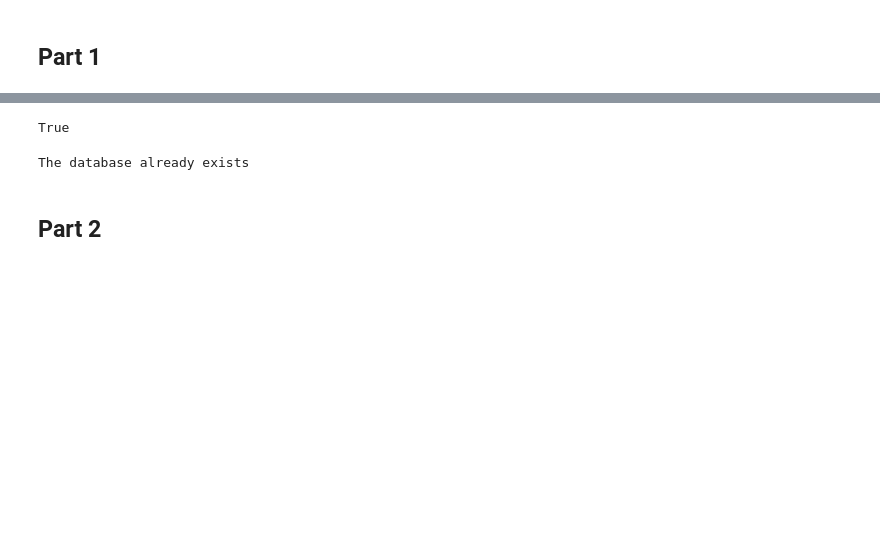
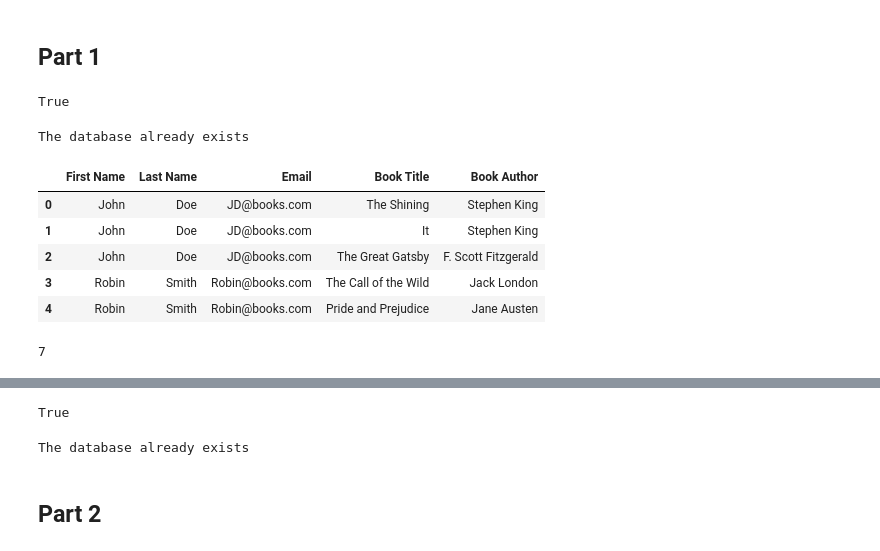
Before and after one commit to Luz-Dobbins/Books-Core, a Jupyter notebook: Books Core.ipynb, the cells around one changed output, grey strips where cells are left out. Saved outputs shown, nothing was run; the diff lists cells and outputs as text; code cells hidden in the pictures; blank space fills up the shorter version.

```diff
--- a/Books Core.ipynb
+++ b/Books Core.ipynb
@@ -3 +23,28 @@
+# %%
+database_exists(connection)
+# %% [output]
+True
+# %%
+# Check if the database exists. If not, create it.
+if database_exists(connection) == False:
+  create_database(connection)
+else:
+  print('The database already exists')
+# %% [output]
+The database already exists
+# %%
+import pandas as pd
+erd = pd.read_csv('Data/data (1).csv')
+erd.head()
+# %% [output]
+|  | First Name | Last Name | Email | Book Title | Book Author |
+| 0 | John | Doe | JD@books.com | The Shining | Stephen King |
+| 1 | John | Doe | JD@books.com | It | Stephen King |
+| 2 | John | Doe | JD@books.com | The Great Gatsby | F. Scott Fitzgerald |
+| 3 | Robin | Smith | Robin@books.com | The Call of the Wild | Jack London |
+| 4 | Robin | Smith | Robin@books.com | Pride and Prejudice | Jane Austen |
+# %%
+erd.to_sql('data', engine, if_exists = 'replace')
+# %% [output]
+7
 # %% [markdown]
```
Also changed, not shown: parts of 10 cells of this notebook, 2 other files.
